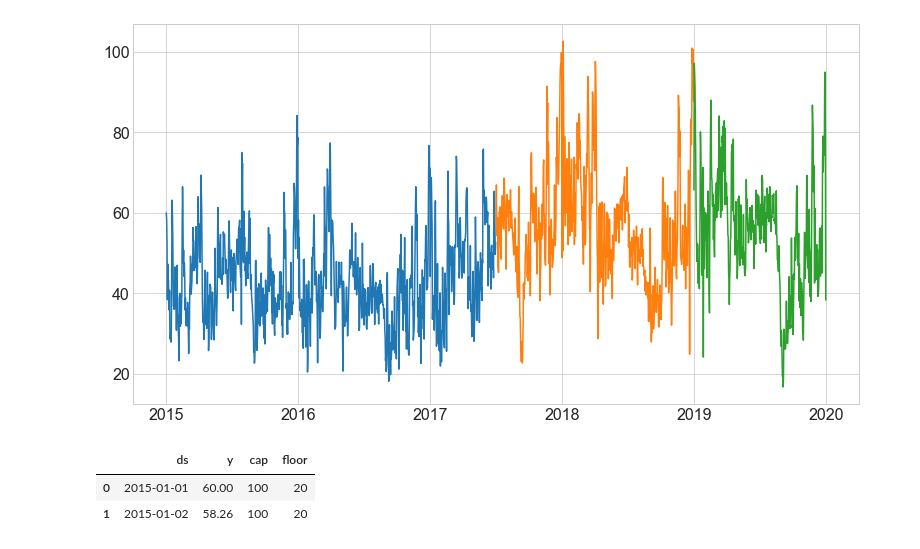
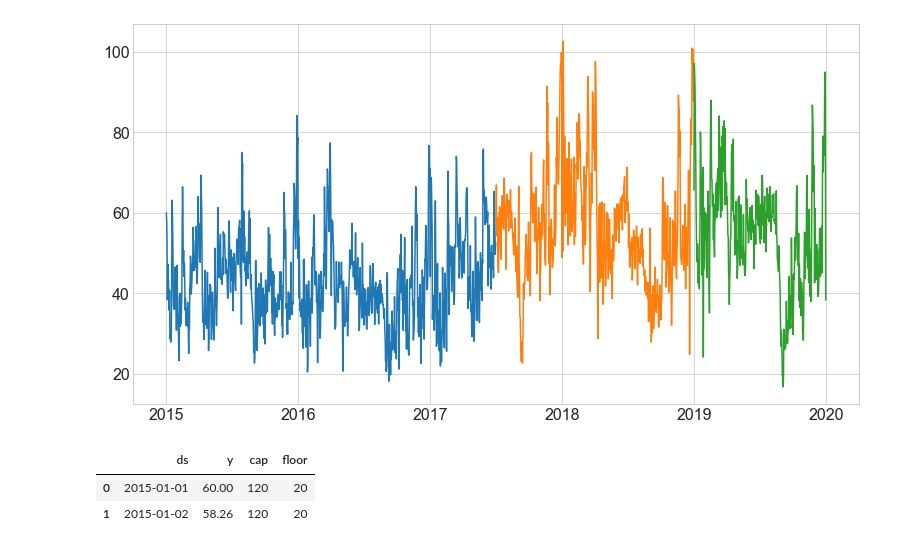
Before and after one commit to AAranda10/time-series-exercises, a Jupyter notebook: modeling/modeling-disney-data.ipynb, the cells around one changed output. Cells and saved outputs as stored; diff of their text form; code cells hidden in the pictures.

```diff
--- a/modeling/modeling-disney-data.ipynb
+++ b/modeling/modeling-disney-data.ipynb
@@ -129,6 +129,7 @@ df
 2388811 rows × 1 columns
 # %%
 df = df.resample('D').mean().round(2)
+df = df.round(2)
 # %%
 plt.rc('figure', figsize=(13, 7))
 plt.style.use('seaborn-whitegrid')
@@ -210,16 +211,16 @@ plt.plot(test)
 [<matplotlib.lines.Line2D at 0x...>]
 [figure]
 # %%
-train['cap'] = 100
+train['cap'] = 120
 train['floor'] = 20
 
 # reset index as prophet needs ds to be a column and not an index.
 train = train.reset_index()
 validate = validate.reset_index()
 test = test.reset_index()
 
 train.head(2)
 # %% [output]
 |  | ds | y | cap | floor |
-| 0 | 2015-01-01 | 60.00 | 100 | 20 |
-| 1 | 2015-01-02 | 58.26 | 100 | 20 |
+| 0 | 2015-01-01 | 60.00 | 120 | 20 |
+| 1 | 2015-01-02 | 58.26 | 120 | 20 |
```
Also changed, not shown: parts of 17 cells of this notebook.
